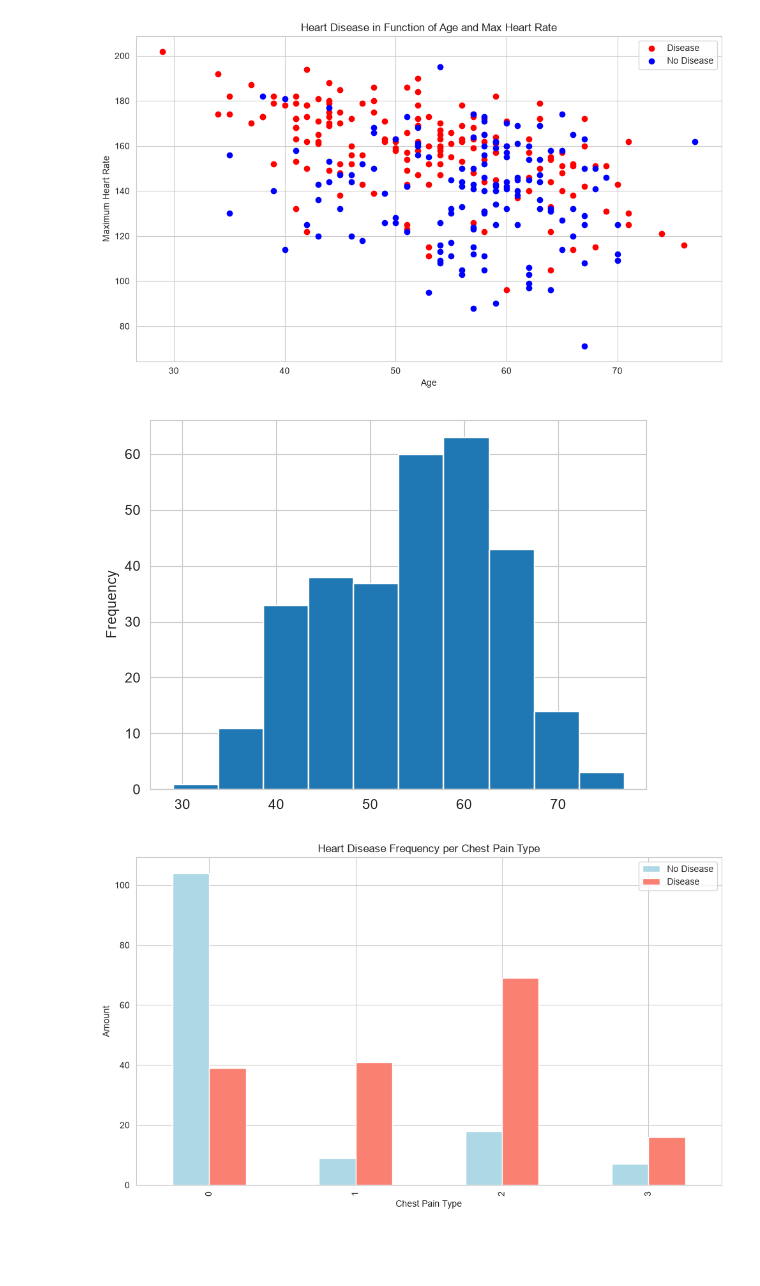
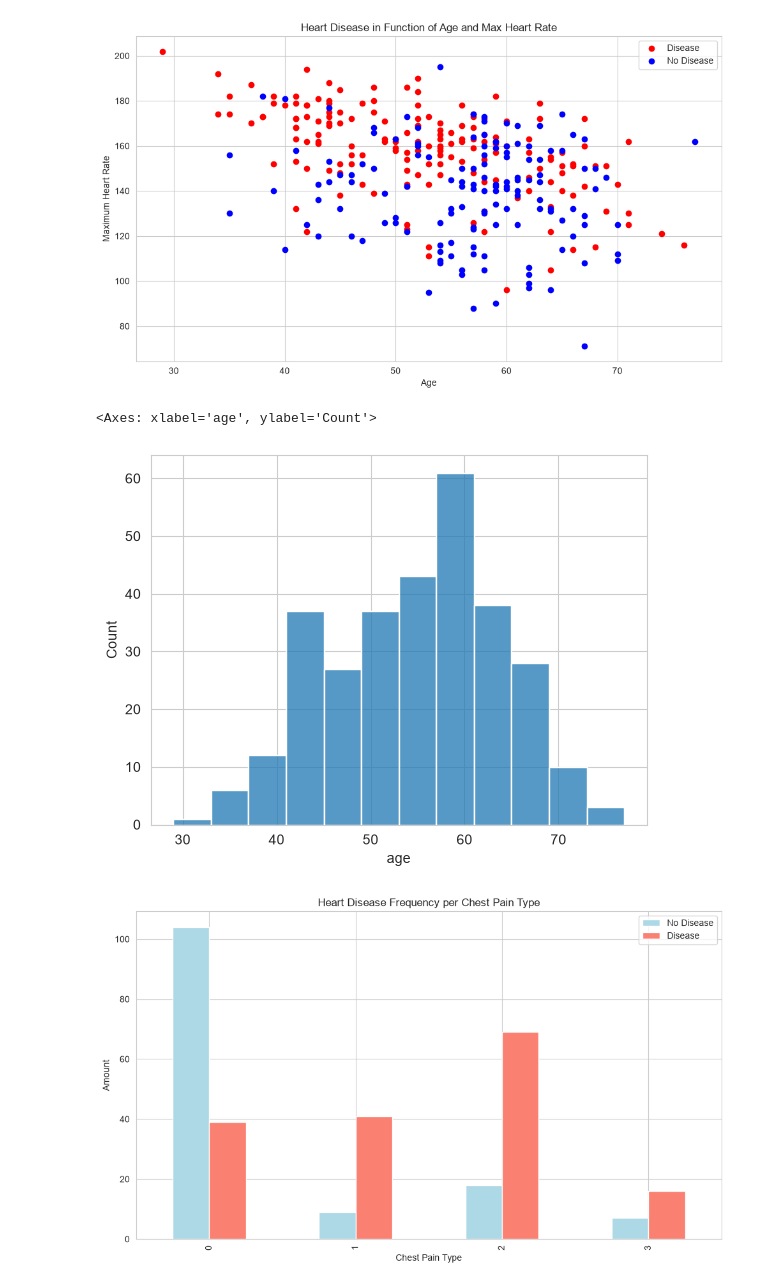
Before and after one commit to azharaul/ds-ml-learning-journey, a Jupyter notebook: projects/project-1-heart-disease-prediction/notebooks/end-to-end-heart-disease-classification.ipynb, the cells around one changed output. Cells and saved outputs as stored; diff of their text form; code cells hidden in the pictures; blank space fills up the shorter version.

```diff
--- a/projects/project-1-heart-disease-prediction/notebooks/end-to-end-heart-disease-classification.ipynb
+++ b/projects/project-1-heart-disease-prediction/notebooks/end-to-end-heart-disease-classification.ipynb
@@ -228,11 +228,12 @@ plt.tight_layout()
 plt.show()
 # %% [output]
 [figure]
-# %%
-# check the distribution of the age column with a histogram
-df.age.plot.hist();
-# %% [output]
-[figure, removed]
+# %%
+# check the distribution of the age column with a histogram
+sns.histplot(df['age'])
+# %% [output]
+<Axes: xlabel='age', ylabel='Count'>
+[figure, added]
 # %%
 # Heart Disease Frequency per Chest Pain Type
 # cp chest pain type ([typical angina, atypical angina, non-anginal, asymptomatic])
```
Also changed, not shown: parts of 4 cells of this notebook, 1 other file.
